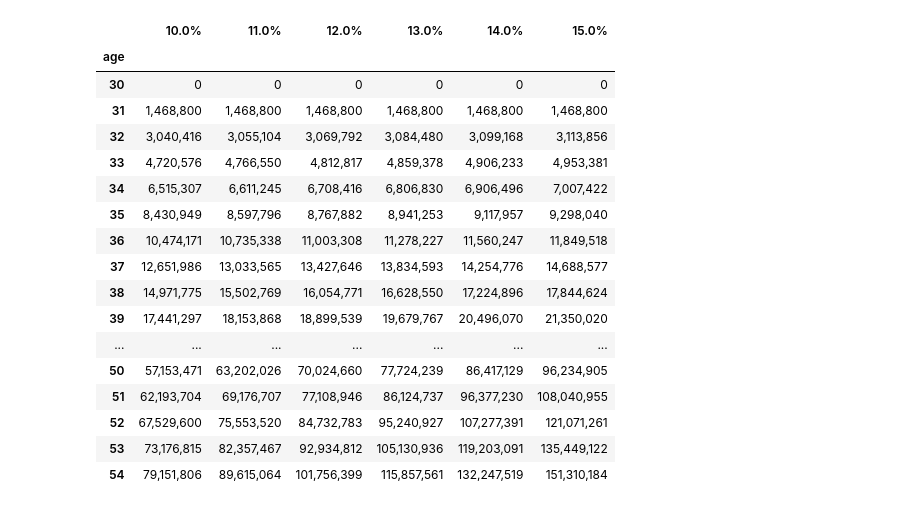
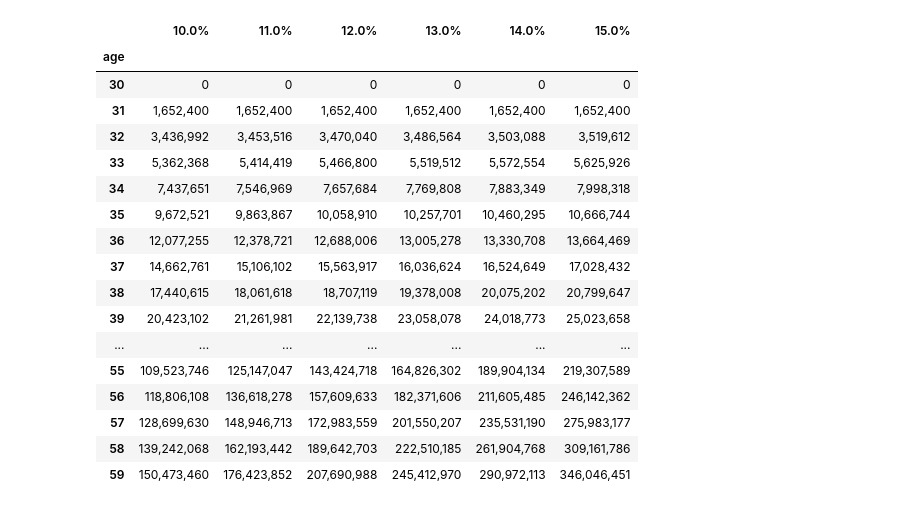
Before and after one commit to juanjohn/mathangya, a Jupyter notebook: wealthGen.ipynb, the cells around one changed output. Drawn from its saved outputs; the diff is of its cells as text; code cells hidden in the pictures.

```diff
--- a/wealthGen.ipynb
+++ b/wealthGen.ipynb
@@ -134,7 +121,7 @@ def corpusGrowthTrendVsRealRR_WageGrowth(age1=30, age2=60, unit=150000, inflatio
     return ageReturnMatrix
 
 
-def corpusGrowth_v2(age1=30, age2=55, unit=120000, inflation = 0.05, realWageGrowth=0.05, rr=0.13):
+def corpusGrowth_v2(age1=30, age2=60, unit=120000, inflation = 0.05, realWageGrowth=0.05, rr=0.13):
 
     corpusGrowth=[]
 
@@ -168,31 +155,31 @@ def corpusGrowth_v2(age1=30, age2=55, unit=120000, inflation = 0.05, realWageGro
 # %%
 pd.options.display.float_format = '{:20,.0f}'.format
 
 # corpusGrowthTrend = corpusGrowthTrend(age1=30, age2=50, unit=130000,  rr=0.13, initial=0)
 # ageNominalReturnMatrix = corpusGrowthTrendVsRR(age1=30, age2=50, unit=130000)
 # ageRealReturnMatrix = corpusGrowthTrendVsRealRR(age1=30, age2=55, unit=120000, inflation=0.05)
 # ageRealReturnMatrix_wageGrowth = corpusGrowthTrendVsRealRR_WageGrowth(age1=30, age2=55, unit=130000, inflation=0.05,wageGrowth=(0.1-0.05))
-idealisticTrend=corpusGrowth_v2(age1=30, age2=55, unit=120000, inflation=0.05,realWageGrowth=(0.07-0.05), rr=0.13)
+idealisticTrend=corpusGrowth_v2(age1=30, age2=60, unit=135000, inflation=0.04,realWageGrowth=(0.07-0.05), rr=0.13)
 
 idealisticTrend
 
 # controllable_variables = (realWageGrowth, rr)
 # %% [output]
 |  | 10.0% | 11.0% | 12.0% | 13.0% | 14.0% | 15.0% |
 | age |  |  |  |  |  |  |
 | 30 | 0 | 0 | 0 | 0 | 0 | 0 |
-| 31 | 1,468,800 | 1,468,800 | 1,468,800 | 1,468,800 | 1,468,800 | 1,468,800 |
-| 32 | 3,040,416 | 3,055,104 | 3,069,792 | 3,084,480 | 3,099,168 | 3,113,856 |
-| 33 | 4,720,576 | 4,766,550 | 4,812,817 | 4,859,378 | 4,906,233 | 4,953,381 |
-| 34 | 6,515,307 | 6,611,245 | 6,708,416 | 6,806,830 | 6,906,496 | 7,007,422 |
-| 35 | 8,430,949 | 8,597,796 | 8,767,882 | 8,941,253 | 9,117,957 | 9,298,040 |
-| 36 | 10,474,171 | 10,735,338 | 11,003,308 | 11,278,227 | 11,560,247 | 11,849,518 |
-| 37 | 12,651,986 | 13,033,565 | 13,427,646 | 13,834,593 | 14,254,776 | 14,688,577 |
-| 38 | 14,971,775 | 15,502,769 | 16,054,771 | 16,628,550 | 17,224,896 | 17,844,624 |
-| 39 | 17,441,297 | 18,153,868 | 18,899,539 | 19,679,767 | 20,496,070 | 21,350,020 |
+| 31 | 1,652,400 | 1,652,400 | 1,652,400 | 1,652,400 | 1,652,400 | 1,652,400 |
+| 32 | 3,436,992 | 3,453,516 | 3,470,040 | 3,486,564 | 3,503,088 | 3,519,612 |
+| 33 | 5,362,368 | 5,414,419 | 5,466,800 | 5,519,512 | 5,572,554 | 5,625,926 |
+| 34 | 7,437,651 | 7,546,969 | 7,657,684 | 7,769,808 | 7,883,349 | 7,998,318 |
+| 35 | 9,672,521 | 9,863,867 | 10,058,910 | 10,257,701 | 10,460,295 | 10,666,744 |
+| 36 | 12,077,255 | 12,378,721 | 12,688,006 | 13,005,278 | 13,330,708 | 13,664,469 |
+| 37 | 14,662,761 | 15,106,102 | 15,563,917 | 16,036,624 | 16,524,649 | 17,028,432 |
+| 38 | 17,440,615 | 18,061,618 | 18,707,119 | 19,378,008 | 20,075,202 | 20,799,647 |
+| 39 | 20,423,102 | 21,261,981 | 22,139,738 | 23,058,078 | 24,018,773 | 25,023,658 |
 | ... | ... | ... | ... | ... | ... | ... |
-| 50 | 57,153,471 | 63,202,026 | 70,024,660 | 77,724,239 | 86,417,129 | 96,234,905 |
-| 51 | 62,193,704 | 69,176,707 | 77,108,946 | 86,124,737 | 96,377,230 | 108,040,955 |
-| 52 | 67,529,600 | 75,553,520 | 84,732,783 | 95,240,927 | 107,277,391 | 121,071,261 |
-| 53 | 73,176,815 | 82,357,467 | 92,934,812 | 105,130,936 | 119,203,091 | 135,449,122 |
-| 54 | 79,151,806 | 89,615,064 | 101,756,399 | 115,857,561 | 132,247,519 | 151,310,184 |
+| 55 | 109,523,746 | 125,147,047 | 143,424,718 | 164,826,302 | 189,904,134 | 219,307,589 |
+| 56 | 118,806,108 | 136,618,278 | 157,609,633 | 182,371,606 | 211,605,485 | 246,142,362 |
+| 57 | 128,699,630 | 148,946,713 | 172,983,559 | 201,550,207 | 235,531,190 | 275,983,177 |
+| 58 | 139,242,068 | 162,193,442 | 189,642,703 | 222,510,185 | 261,904,768 | 309,161,786 |
+| 59 | 150,473,460 | 176,423,852 | 207,690,988 | 245,412,970 | 290,972,113 | 346,046,451 |
```
Also changed, not shown: parts of 1 cell of this notebook, 1 other file.
